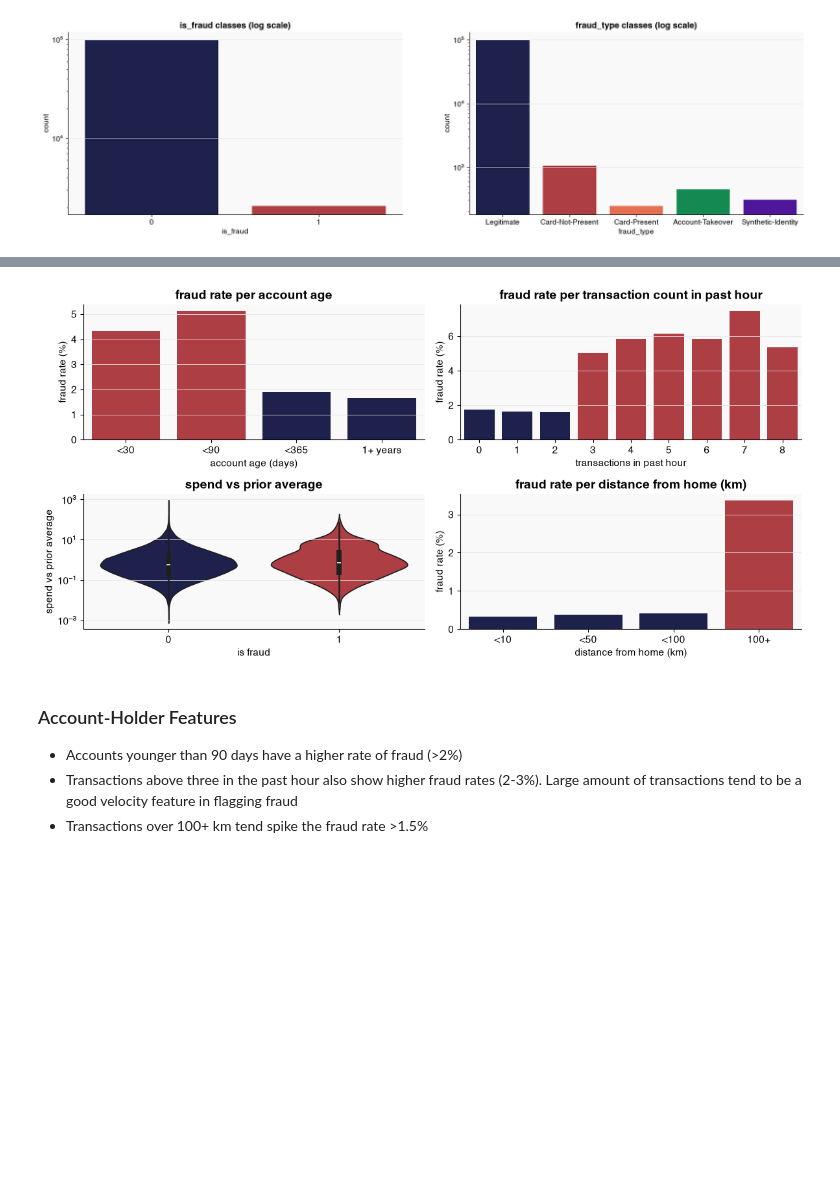
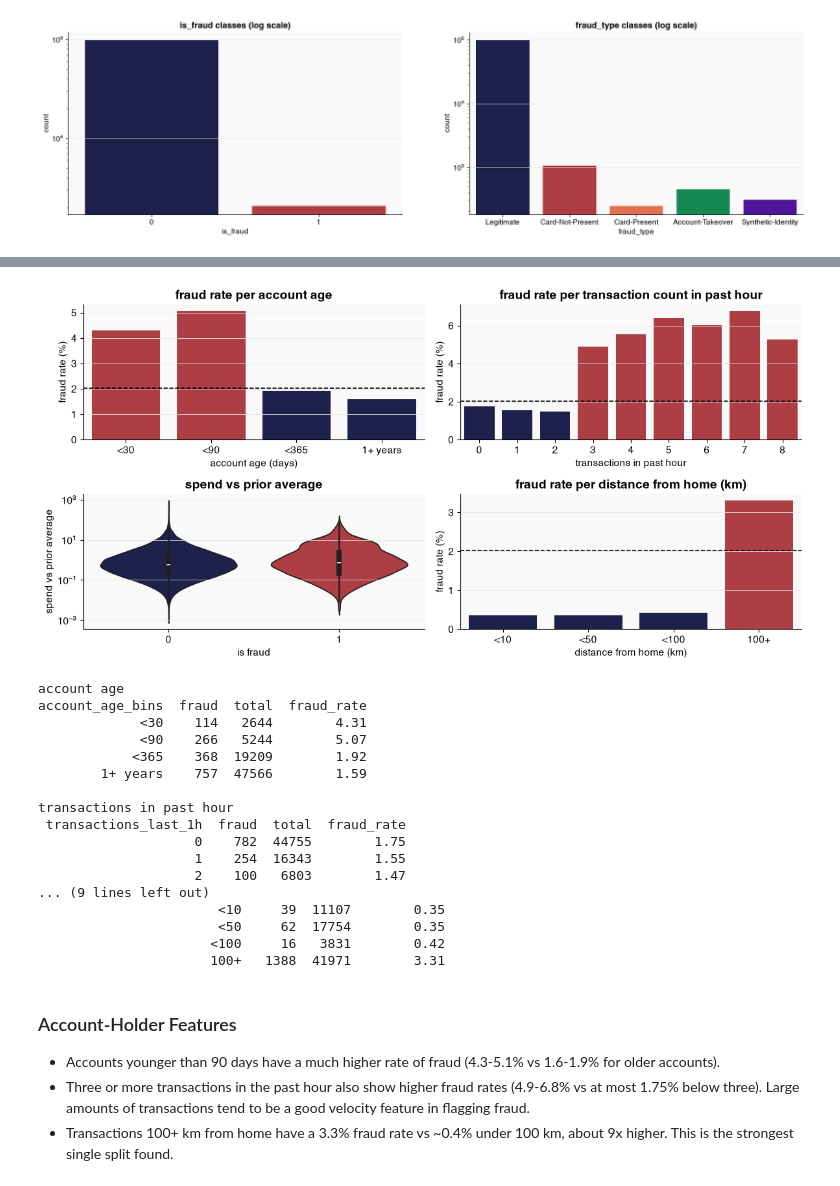
Before and after one commit to ariklee2/fraud-classification, a Jupyter notebook: fraud.ipynb, the cells around one changed output, grey strips where cells are left out. Saved outputs shown, nothing was run; the diff lists cells and outputs as text; code cells hidden in the pictures; blank space fills up the shorter version.

```diff
--- a/fraud.ipynb
+++ b/fraud.ipynb
@@ -175,0 +183,12 @@ plt.show()
+# %%
+def fraud_rate_by(df, col):
+    """Fraud count, total and fraud rate (%) for each value of col."""
+    out = df.groupby(col, observed=True).agg(
+        fraud=("is_fraud", "sum"),
+        total=("is_fraud", "count"),
+    ).reset_index()
+    out["fraud_rate"] = (out["fraud"] / out["total"] * 100).round(2)
+    return out
+
+baseline = round(train_df["is_fraud"].mean() * 100, 2)
+print(f"baseline fraud rate (Jan-Sep): {baseline}%")
@@ -382,58 +375,53 @@ Name: account_age_days, Length: 100000, dtype: int64
 # %%
 # customer analysis
 fig, ax = plt.subplots(2, 2, figsize=(12,6))
+eda = train_df.copy()
 
 # fraud rate by account age
 edges = [-1, 30, 90, 365, np.inf]
 groups = ["<30", "<90", "<365", "1+ years"]
-fraud_df["account_age_bins"] = pd.cut(fraud_df["account_age_days"], bins=edges, labels=groups)
+eda["account_age_bins"] = pd.cut(eda["account_age_days"], bins=edges, labels=groups)
 
-account_age = fraud_df.groupby("account_age_bins").agg(
-    fraud = ("is_fraud", "sum"),
-    total = ("is_fraud", "count")
-).reset_index()
-account_age["fraud_rate"] = (account_age["fraud"] / account_age["total"] * 100).round(2)
+account_age = fraud_rate_by(eda, "account_age_bins")
 
 sns.barplot(
     data=account_age,
     x="account_age_bins",
     y="fraud_rate",
     hue="account_age_bins",
-    palette=[RED, RED, BLUE, BLUE],
+    palette=[RED if rate > baseline * 1.5 else BLUE for rate in account_age["fraud_rate"]],
     dodge=False,
     legend=False,
     ax=ax[0,0]
 )
 
+ax[0,0].axhline(baseline, color="black", linewidth=1.2, linestyle="--")
 ax[0,0].set_title("fraud rate per account age", fontsize=14, fontweight="bold")
 ax[0,0].set_xlabel("account age (days)")
 ax[0,0].set_ylabel("fraud rate (%)")
 
 # fraud rate by transaction count
-transactions_past_hour = fraud_df.groupby("transactions_last_1h").agg(
-    fraud = ("is_fraud", "sum"),
-    total = ("is_fraud", "count")
-).reset_index()
-transactions_past_hour["fraud_rate"] = (transactions_past_hour["fraud"] / transactions_past_hour["total"] * 100).round(2)
+transactions_past_hour = fraud_rate_by(eda, "transactions_last_1h")
 
 sns.barplot(
     data=transactions_past_hour,
     x="transactions_last_1h",
     y="fraud_rate",
     hue="transactions_last_1h",
-    palette=[BLUE, BLUE, BLUE, RED, RED, RED, RED, RED, RED],
+    palette=[RED if rate > baseline * 1.5 else BLUE for rate in transactions_past_hour["fraud_rate"]],
     dodge=False,
     legend=False,
     ax=ax[0,1]
 )
 
+ax[0,1].axhline(baseline, color="black", linewidth=1.2, linestyle="--")
 ax[0,1].set_title("fraud rate per transaction count in past hour", fontsize=14, fontweight="bold")
 ax[0,1].set_xlabel("transactions in past hour")
 ax[0,1].set_ylabel("fraud rate (%)")
 
 # fraud rate by spend vs prior average
 sns.violinplot(
-    data=fraud_df,
+    data=eda,
     x="is_fraud",
     y="amount_vs_avg_ratio",
     hue="is_fraud",
@@ -442,43 +430,62 @@ sns.violinplot(
     legend=False,
     ax=ax[1,0]
 )
 
 ax[1,0].set_title("spend vs prior average", fontsize=14, fontweight="bold")
 ax[1,0].set_xlabel("is fraud")
 ax[1,0].set_ylabel("spend vs prior average")
 
 # fraud rate by distance from home
 edges = [-1, 10, 50, 100, np.inf]
 groups = ["<10", "<50", "<100", "100+"]
-fraud_df["distance_from_home_km_bins"] = pd.cut(fraud_df["distance_from_home_km"], bins=edges, labels=groups)
+eda["distance_from_home_km_bins"] = pd.cut(eda["distance_from_home_km"], bins=edges, labels=groups)
 
-distance_from_home = fraud_df.groupby("distance_from_home_km_bins").agg(
-    fraud = ("is_fraud", "sum"),
-    total = ("is_fraud", "count")
-).reset_index()
-distance_from_home["fraud_rate"] = (distance_from_home["fraud"] / distance_from_home["total"] * 100).round(2)
+distance_from_home = fraud_rate_by(eda, "distance_from_home_km_bins")
 
 sns.barplot(
     data=distance_from_home,
     x="distance_from_home_km_bins",
     y="fraud_rate",
     hue="distance_from_home_km_bins",
-    palette=[BLUE, BLUE, BLUE, RED],
+    palette=[RED if rate > baseline * 1.5 else BLUE for rate in distance_from_home["fraud_rate"]],
     dodge=False,
     legend=False,
     ax=ax[1,1]
 )
 
+ax[1,1].axhline(baseline, color="black", linewidth=1.2, linestyle="--")
 ax[1,1].set_title("fraud rate per distance from home (km)", fontsize=14, fontweight="bold")
 ax[1,1].set_xlabel("distance from home (km)")
 ax[1,1].set_ylabel("fraud rate (%)")
 
 plt.tight_layout()
 plt.show()
+
+for name, table in [("account age", account_age), ("transactions in past hour", transactions_past_hour), ("distance from home", distance_from_home)]:
+    print(name)
+    print(table.to_string(index=False))
+    print()
 # %% [output]
-[figure, old version]
+[figure, new version]
+account age
+account_age_bins  fraud  total  fraud_rate
+             <30    114   2644        4.31
+             <90    266   5244        5.07
+            <365    368  19209        1.92
+        1+ years    757  47566        1.59
+
+transactions in past hour
+ transactions_last_1h  fraud  total  fraud_rate
+                    0    782  44755        1.75
+                    1    254  16343        1.55
+                    2    100   6803        1.47
+... (9 lines left out)
+                       <10     39  11107        0.35
+                       <50     62  17754        0.35
+                      <100     16   3831        0.42
+                      100+   1388  41971        3.31
 # %% [markdown]
 ### Account-Holder Features ###
-- Accounts younger than 90 days have a higher rate of fraud (>2%)
-- Transactions above three in the past hour also show higher fraud rates (2-3%). Large amount of transactions tend to be a good velocity feature in flagging fraud
-- Transactions over 100+ km tend spike the fraud rate >1.5%
+- Accounts younger than 90 days have a much higher rate of fraud (4.3-5.1% vs 1.6-1.9% for older accounts).
+- Three or more transactions in the past hour also show higher fraud rates (4.9-6.8% vs at most 1.75% below three). Large amounts of transactions tend to be a good velocity feature in flagging fraud.
+- Transactions 100+ km from home have a 3.3% fraud rate vs ~0.4% under 100 km, about 9x higher. This is the strongest single split found.
```
Also changed, not shown: parts of 40 cells of this notebook, 1 other file.
